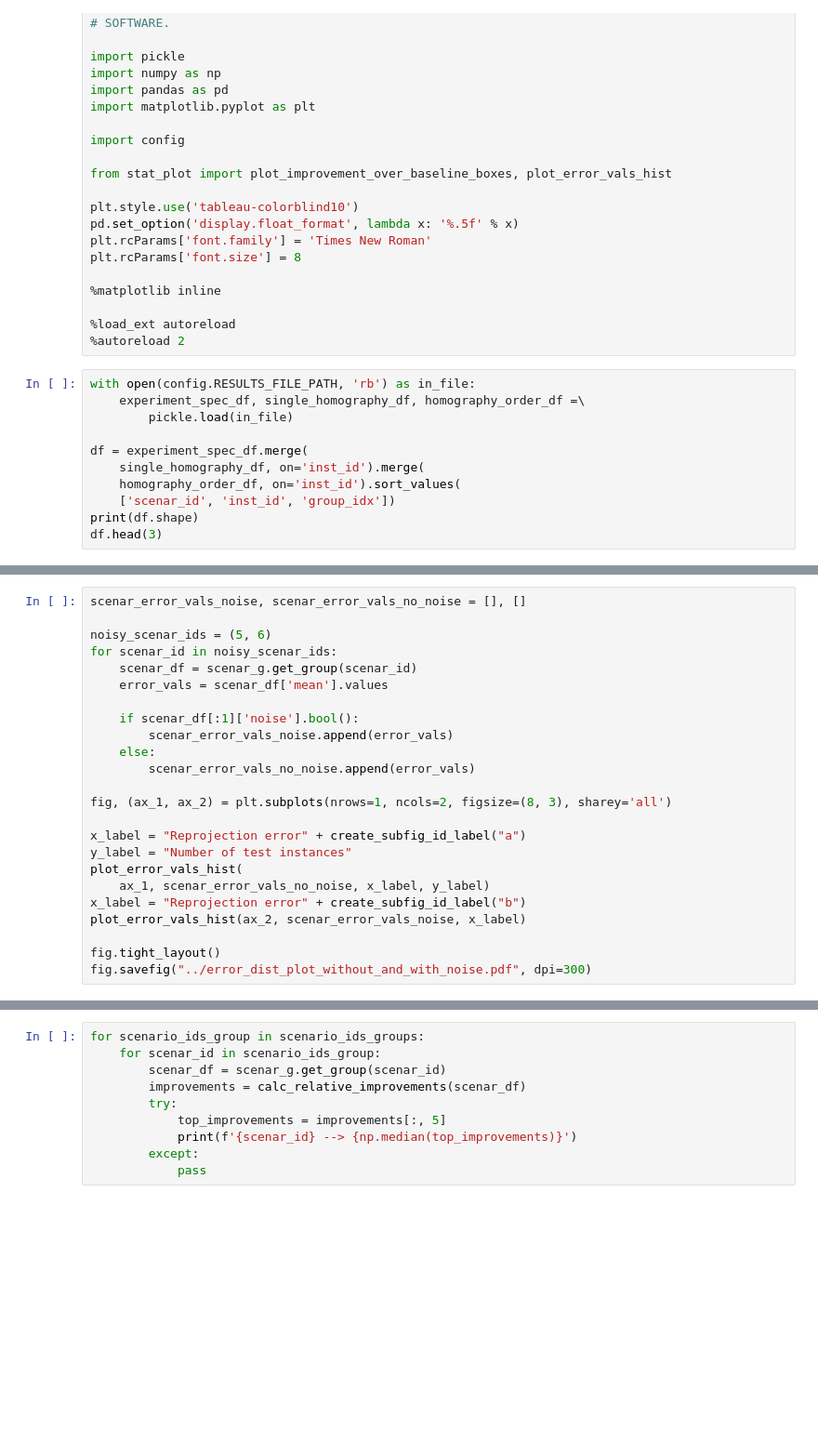
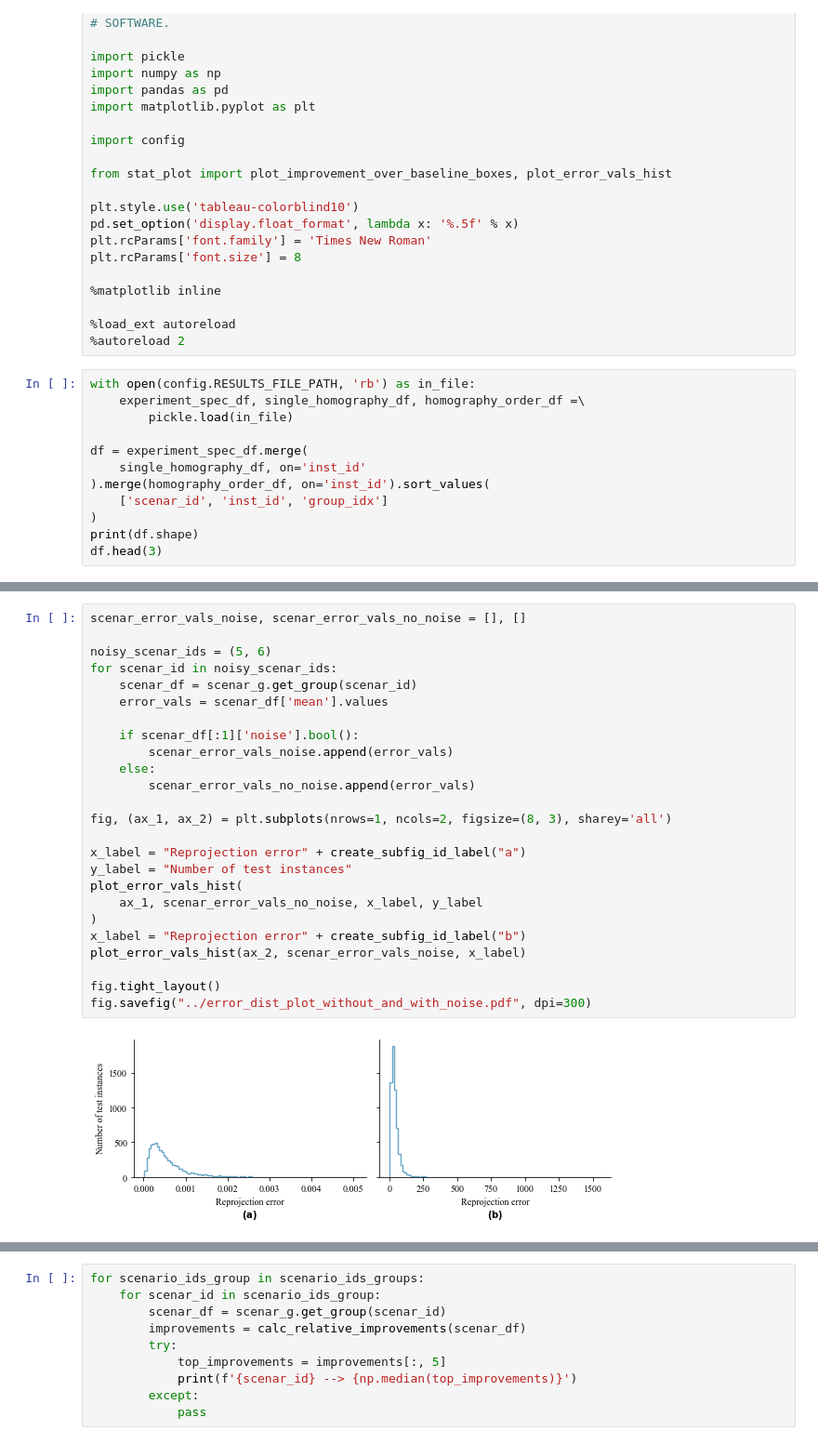
Before and after one commit to mondrasovic/homography_ranking, a Jupyter notebook: src/stats_analysis.ipynb, the cells around one changed output, grey strips where cells are left out. Shown at 93% size. Drawn from its saved outputs; the diff is of its cells as text; blank space fills up the shorter version.

```diff
--- a/src/stats_analysis.ipynb
+++ b/src/stats_analysis.ipynb
@@ -49,8 +49,9 @@ with open(config.RESULTS_FILE_PATH, 'rb') as in_file:
         pickle.load(in_file)
 
 df = experiment_spec_df.merge(
-    single_homography_df, on='inst_id').merge(
-    homography_order_df, on='inst_id').sort_values(
-    ['scenar_id', 'inst_id', 'group_idx'])
+    single_homography_df, on='inst_id'
+).merge(homography_order_df, on='inst_id').sort_values(
+    ['scenar_id', 'inst_id', 'group_idx']
+)
 print(df.shape)
 df.head(3)
@@ -152,27 +230,30 @@ for scenario_ids_group, x_label_suffix in zip(
 # %%
 scenar_error_vals_noise, scenar_error_vals_no_noise = [], []
 
 noisy_scenar_ids = (5, 6)
 for scenar_id in noisy_scenar_ids:
     scenar_df = scenar_g.get_group(scenar_id)
     error_vals = scenar_df['mean'].values
 
     if scenar_df[:1]['noise'].bool():
         scenar_error_vals_noise.append(error_vals)
     else:
         scenar_error_vals_no_noise.append(error_vals)
 
 fig, (ax_1, ax_2) = plt.subplots(nrows=1, ncols=2, figsize=(8, 3), sharey='all')
 
 x_label = "Reprojection error" + create_subfig_id_label("a")
 y_label = "Number of test instances"
 plot_error_vals_hist(
-    ax_1, scenar_error_vals_no_noise, x_label, y_label)
+    ax_1, scenar_error_vals_no_noise, x_label, y_label
+)
 x_label = "Reprojection error" + create_subfig_id_label("b")
 plot_error_vals_hist(ax_2, scenar_error_vals_noise, x_label)
 
 fig.tight_layout()
 fig.savefig("../error_dist_plot_without_and_with_noise.pdf", dpi=300)
+# %% [output]
+[figure, added]
 # %%
 tab_df = scenar_g.head(1).iloc[:, [0] + list(range(2, 8))][
     ['shape', 'n_groups', 'transl', 'rot', 'scale', 'noise']].replace(
```
Also changed, not shown: parts of 10 cells of this notebook, 15 other files.
